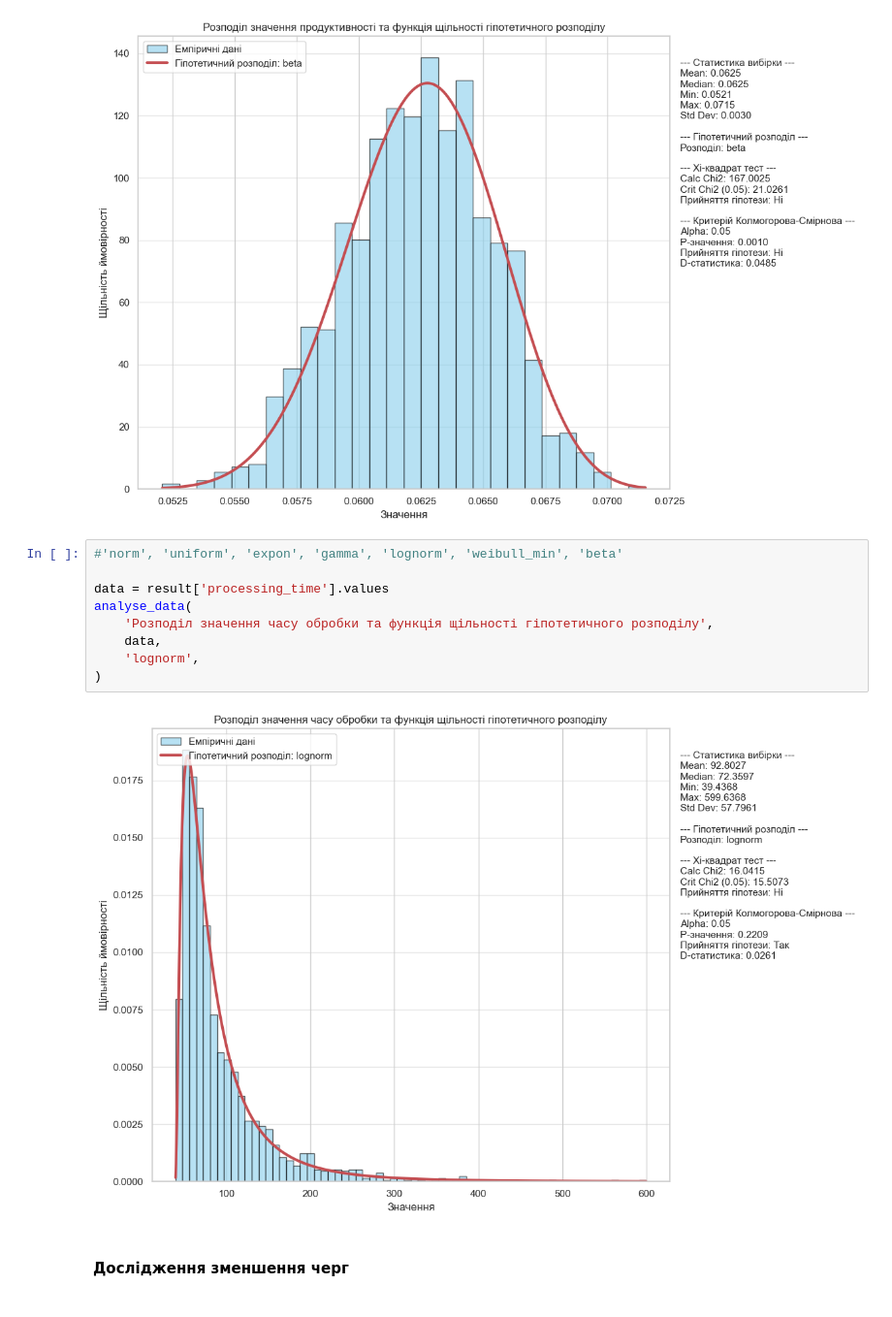
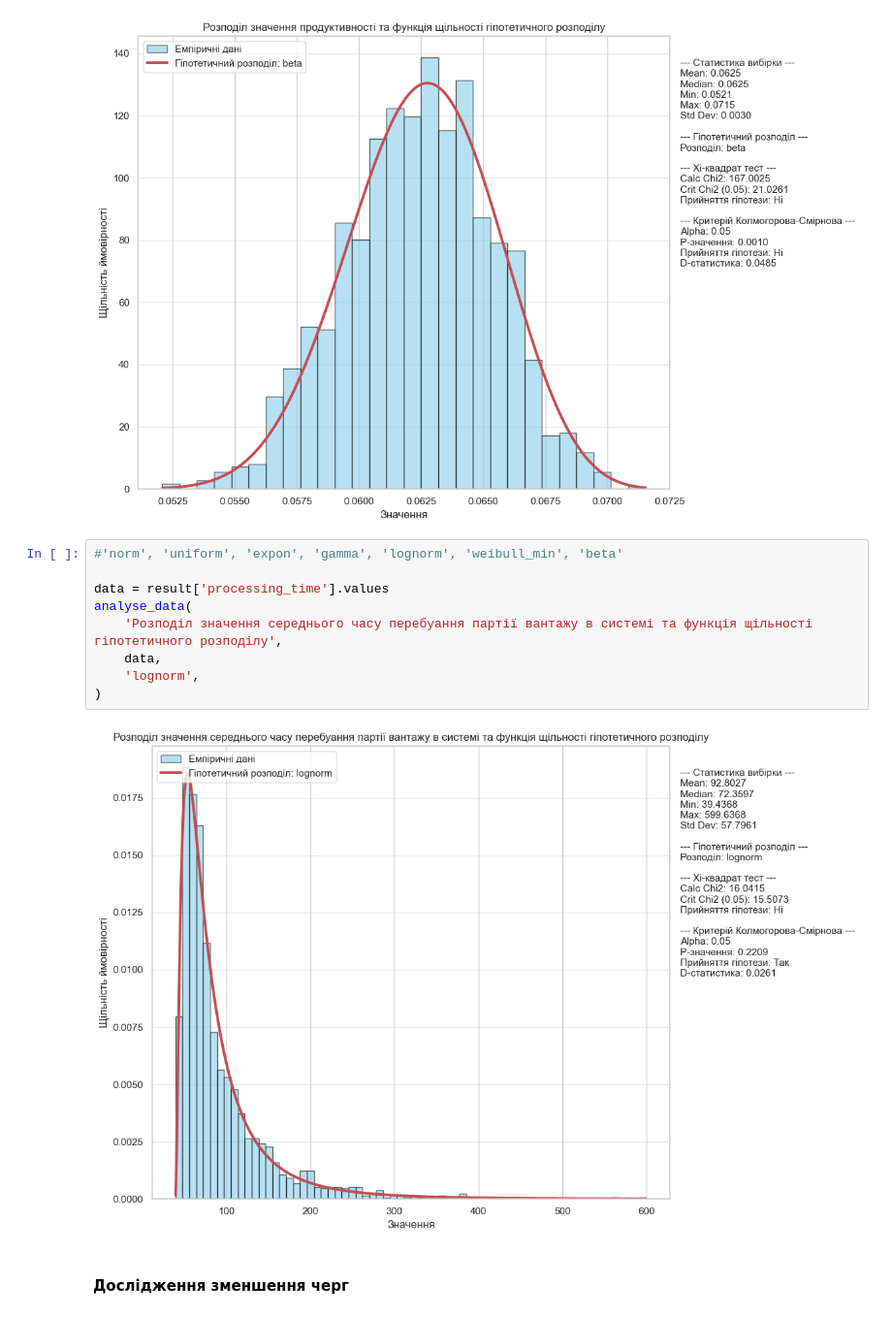
Before and after one commit to IP-14Nezdolii/SM_25, a Jupyter notebook: cursova/results.ipynb, the cells around one changed output. Shown at 97% size. Cells and saved outputs as stored; diff of their text form.

```diff
--- a/cursova/results.ipynb
+++ b/cursova/results.ipynb
@@ -390,14 +390,14 @@ analyse_data(
 # %%
 #'norm', 'uniform', 'expon', 'gamma', 'lognorm', 'weibull_min', 'beta'
 
 data = result['processing_time'].values
 analyse_data(
-    'Розподіл значення часу обробки та функція щільності гіпотетичного розподілу',
+    'Розподіл значення середнього часу перебуання партії вантажу в системі та функція щільності гіпотетичного розподілу',
     data,
     'lognorm',
 )
 # %% [output]
-[figure, old version]
+[figure, new version]
 # %% [markdown]
 #### Дослідження зменшення черг
 # %%
```
Also changed, not shown: parts of 5 cells of this notebook, 1 other file.
